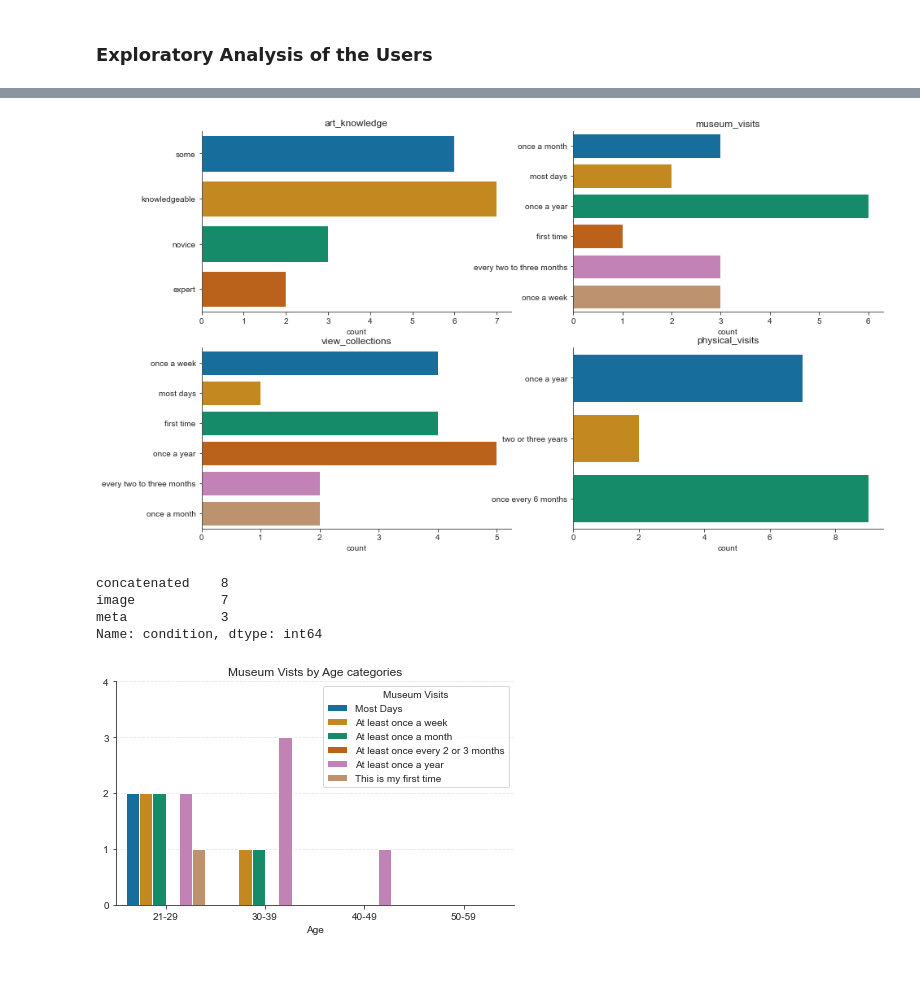
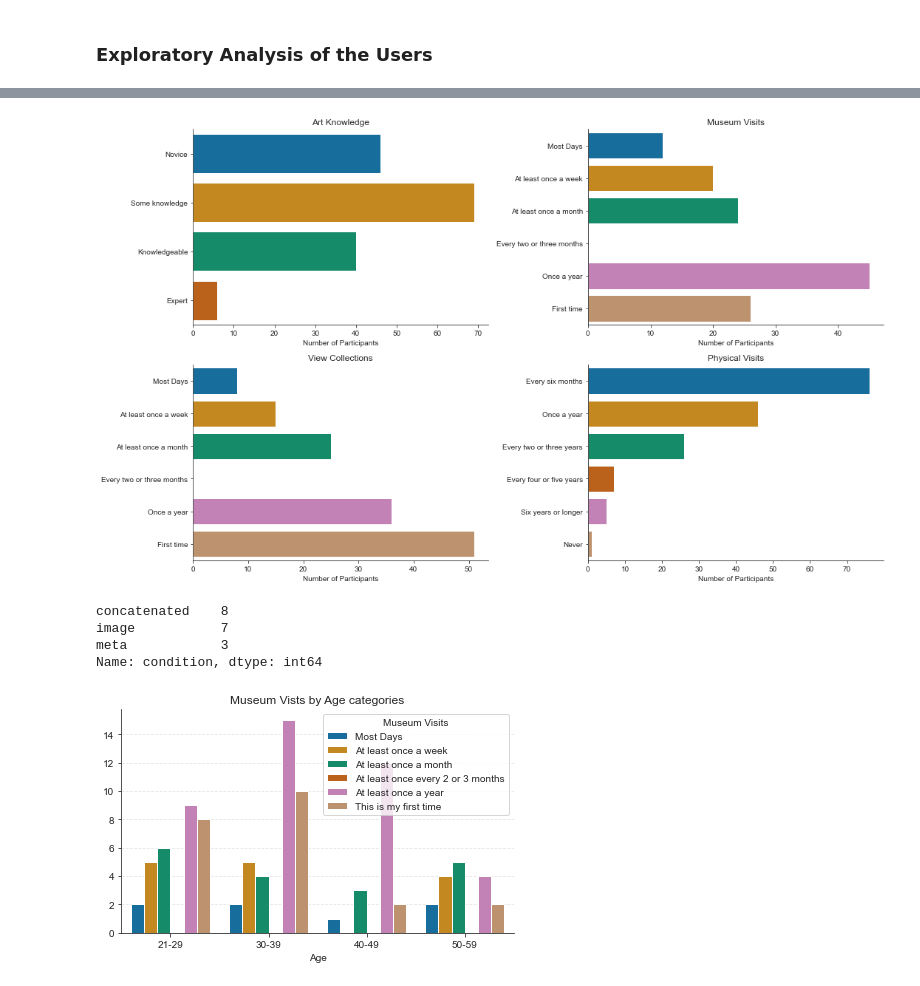
Before and after one commit to MuseRec/analytics, a Jupyter notebook: notebooks/user.ipynb, the cells around one changed output, grey strips where cells are left out. Cells and saved outputs as stored; diff of their text form; code cells hidden in the pictures.

```diff
--- a/notebooks/user.ipynb
+++ b/notebooks/user.ipynb
@@ -22,10 +50,29 @@ users.head()
 # %%
 # Get some basic statistics on the demographics
 fig, axes = plt.subplots(nrows = 2, ncols = 3, figsize = (14, 8))
+fig.delaxes(axes[1][2])
 axes = axes.ravel()
 
 for ax, demo in zip(axes, ['age', 'gender', 'education', 'work', 'disability']):
-    p = sns.countplot(x = demo, data = users, ax = ax)
+    if demo == 'age':
+        d_order = demographic_mappings[demo]
+    else:
+        d_order = demographic_mappings[demo + '_order']
+
+    p = sns.countplot(
+        x = demo,
+        data = users,
+        ax = ax,
+        order = d_order
+    )
+    p.set(
+        title = demo.capitalize(),
+        xlabel = '',
+        xticklabels = demographic_mappings[demo],
+        ylabel = 'Number of Participants'
+    )
 
 sns.despine()
+plt.tight_layout()
+plt.show()
 # %% [output]
@@ -40,18 +88,30 @@ Index(['user_id', 'user_created', 'consent', 'art_knowledge', 'museum_visits',
 # %%
 # Visualise statistics on museum visits
 fig, axes = plt.subplots(nrows = 2, ncols = 2, figsize = (15, 9))
 axes = axes.ravel()
 
 for ax, demo in zip(axes, ['art_knowledge', 'museum_visits', 'view_collections', 'physical_visits']):
-    p = sns.countplot(y = demo, data = users, ax = ax, orient='h')
+    d_order = domain_knowledge_mappings[demo + '_order']
+
+    p = sns.countplot(
+        y = demo,
+        data = users,
+        ax = ax,
+        orient='h',
+        order = d_order
+    )
     p.set(
         ylabel = '',
-        title = demo
+        xlabel = 'Number of Participants',
+        title = domain_knowledge_mappings[demo + '_title'],
+        yticklabels = domain_knowledge_mappings[demo]
     )
 
 sns.despine()
+plt.tight_layout()
+plt.show()
 # %% [output]
-[figure, old version]
+[figure, new version]
 # %%
 users['condition'].value_counts()
 # %% [output]
@@ -73,7 +133,7 @@ p = sns.countplot(
 p.set(
     xlabel = 'Age',
     ylabel = '',
-    yticks = [0, 1, 2, 3, 4],
+    # yticks = [0, 1, 2, 3, 4],
     title = 'Museum Vists by Age categories'
 )
 p.yaxis.grid(True, alpha = 0.5, linestyle = 'dashed')
@@ -90,4 +150,4 @@ sns.despine()
 plt.tight_layout()
 plt.show()
 # %% [output]
-[figure, old version]
+[figure, new version]
```
Also changed, not shown: parts of 3 cells of this notebook, 9 other files.
